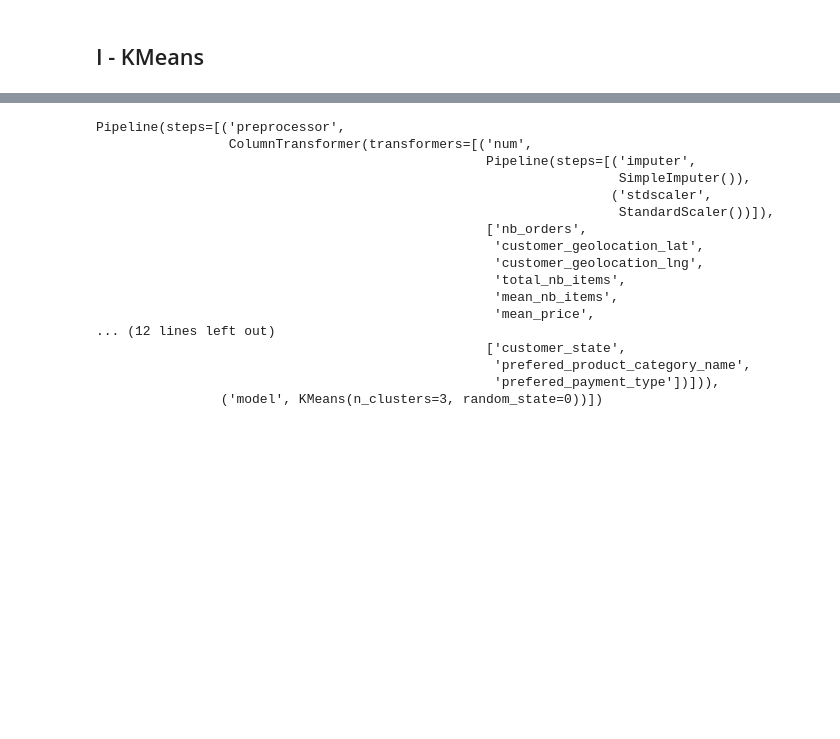
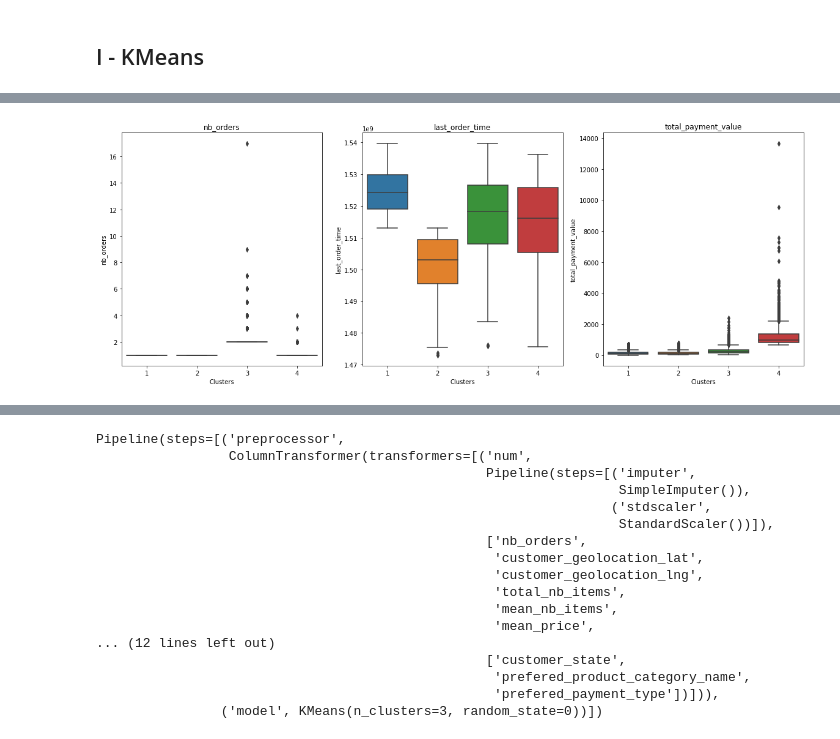
Before and after one commit to RobinPbt/P5-Openclassrooms, a Jupyter notebook: P5_modeling.ipynb, the cells around one changed output, grey strips where cells are left out. Saved outputs shown, nothing was run; the diff lists cells and outputs as text; code cells hidden in the pictures; blank space fills up the shorter version.

```diff
--- a/P5_modeling.ipynb
+++ b/P5_modeling.ipynb
@@ -489,0 +632,13 @@ dtype: object
+# %%
+# Visualisation of relation between clusters and variables
+
+plt.figure(figsize=(20,7))
+
+for i, var in enumerate(variables):
+    plt.subplot(1,3, i+1)
+    sns.boxplot(x=cls.labels_, y=var, data=X_simplified)
+    plt.title(var)
+    plt.xlabel('Clusters')
+    plt.xticks(ticks=[0,1,2,3], labels=[1,2,3,4])
+# %% [output]
+[figure, added]
```
Also changed, not shown: parts of 45 cells of this notebook, 1 other file.
